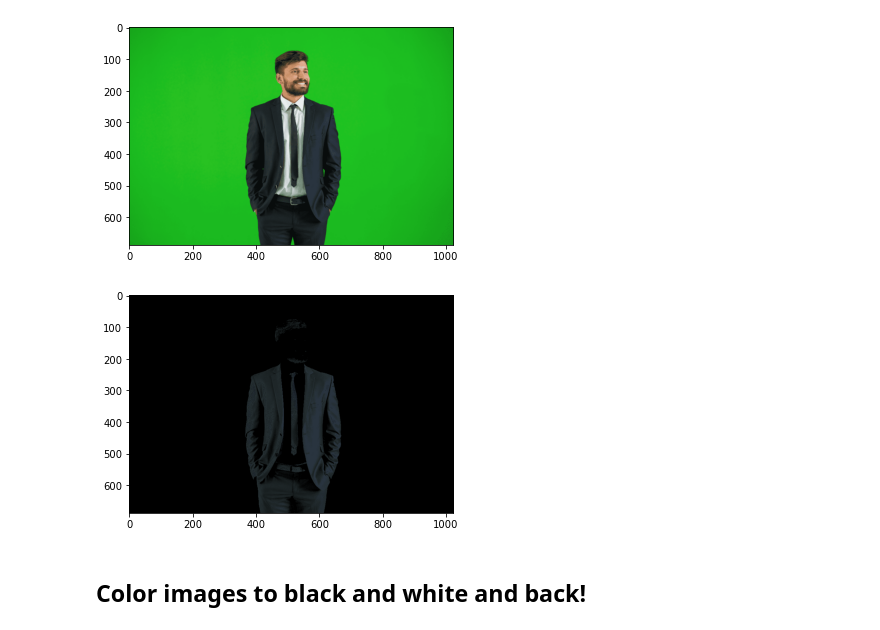
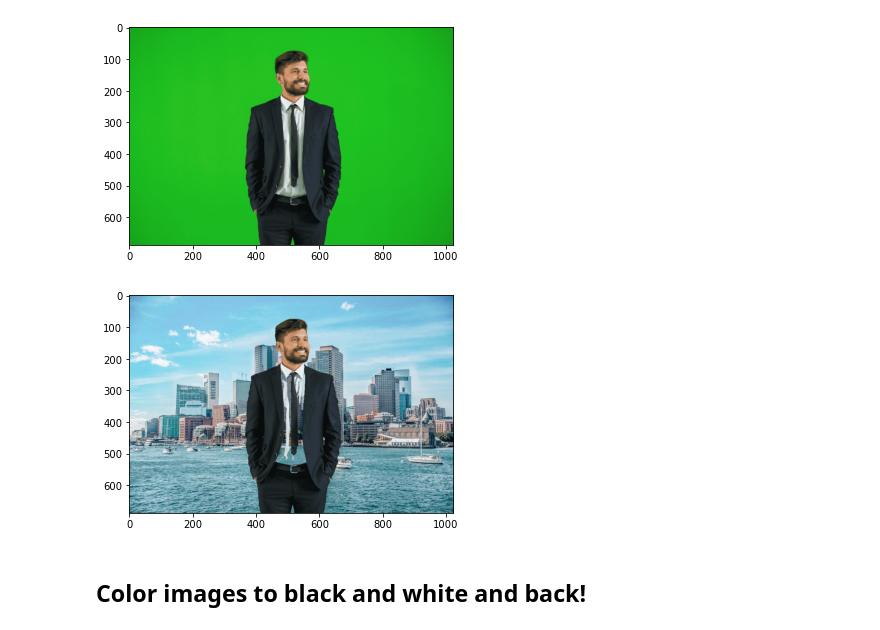
Before and after one commit to jobyid/ComputerVision, a Jupyter notebook: 6. Computer Vision/03. Histograms, transformations and Bitwise ops/Mini Projects.ipynb, the cells around one changed output. Cells and saved outputs as stored; diff of their text form; code cells hidden in the pictures.

```diff
--- a/6. Computer Vision/03. Histograms, transformations and Bitwise ops/Mini Projects.ipynb
+++ b/6. Computer Vision/03. Histograms, transformations and Bitwise ops/Mini Projects.ipynb
@@ -14,22 +20,29 @@ import matplotlib.pyplot as plt
 # %%
 test = cv2.imread('img/green-screen.png')
 test_rgb = cv2.cvtColor(test, cv2.COLOR_BGR2RGB)
+back_test = cv2.imread('img/day3.jpg')
 plt.imshow(test_rgb)
 # %% [output]
 <matplotlib.image.AxesImage at 0x...>
 [figure]
 # %%
-def green_screen(img):
+def green_screen(img, back):
     test = cv2.cvtColor(img, cv2.COLOR_BGR2HSV)
-    low = (90,51,25)
-    high = (110,260,800)
+    low = (40,1,5)
+    high = (85,260,800)
     mask = cv2.inRange(test,low,high)
+    mask = cv2.bitwise_not(mask)
     s = img.copy()
     s[mask==0] = [0,0,0]
-    plt.imshow(cv2.cvtColor(s,cv2.COLOR_BGR2RGB))
-green_screen(test)
+    #s = cv2.bitwise_xor(img,s)
+
+    back = cv2.resize(back, (img.shape[1],img.shape[0]))
+    back[mask!=0] = [0,0,0]
+    o = cv2.add(back,s)
+    plt.imshow(cv2.cvtColor(o,cv2.COLOR_BGR2RGB))
+green_screen(test, back_test)
 # %% [output]
-[figure, old version]
+[figure, new version]
 # %% [markdown]
 ## Color images to black and white and back!
 # %% [markdown]
```
Also changed, not shown: parts of 1 cell of this notebook, 1 other file.
